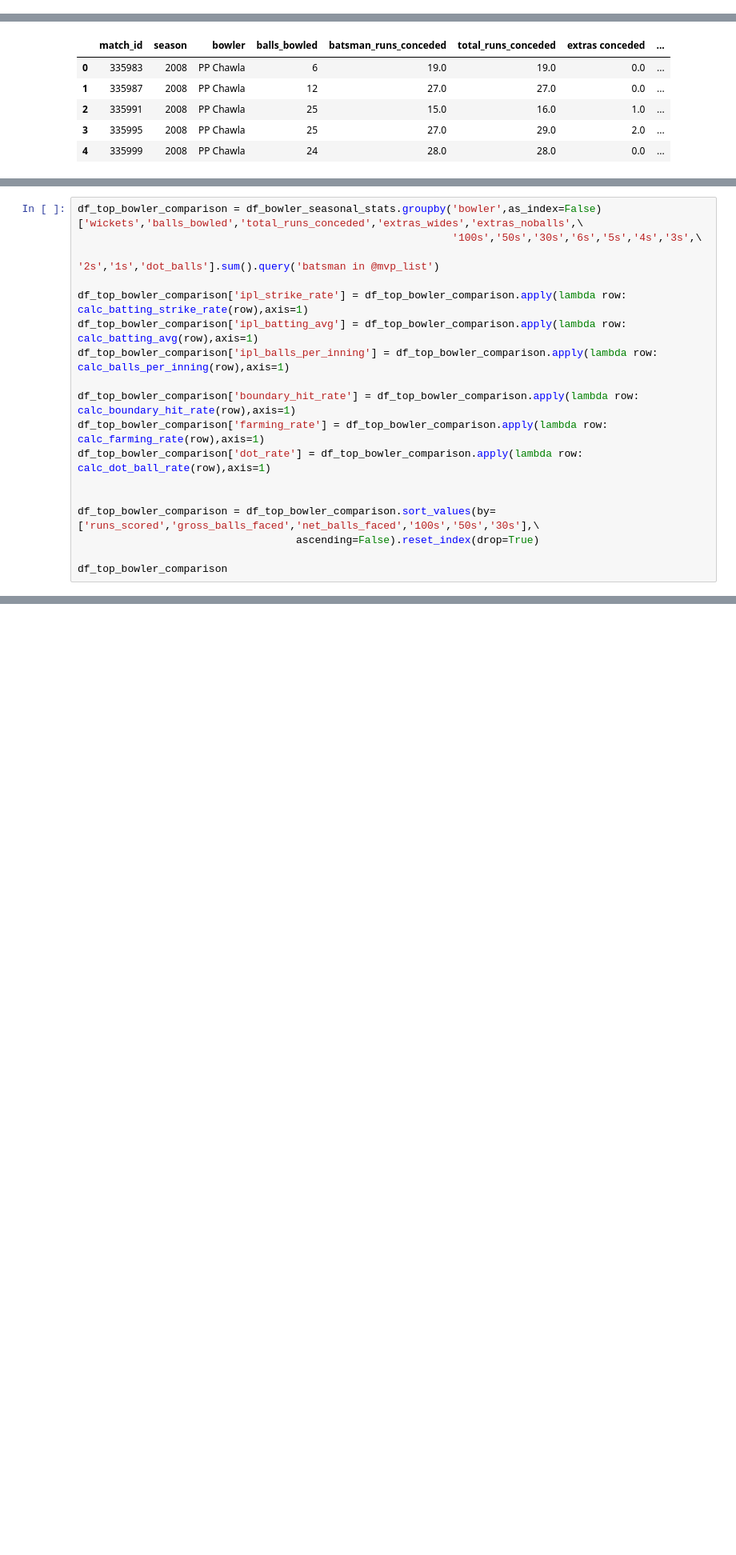
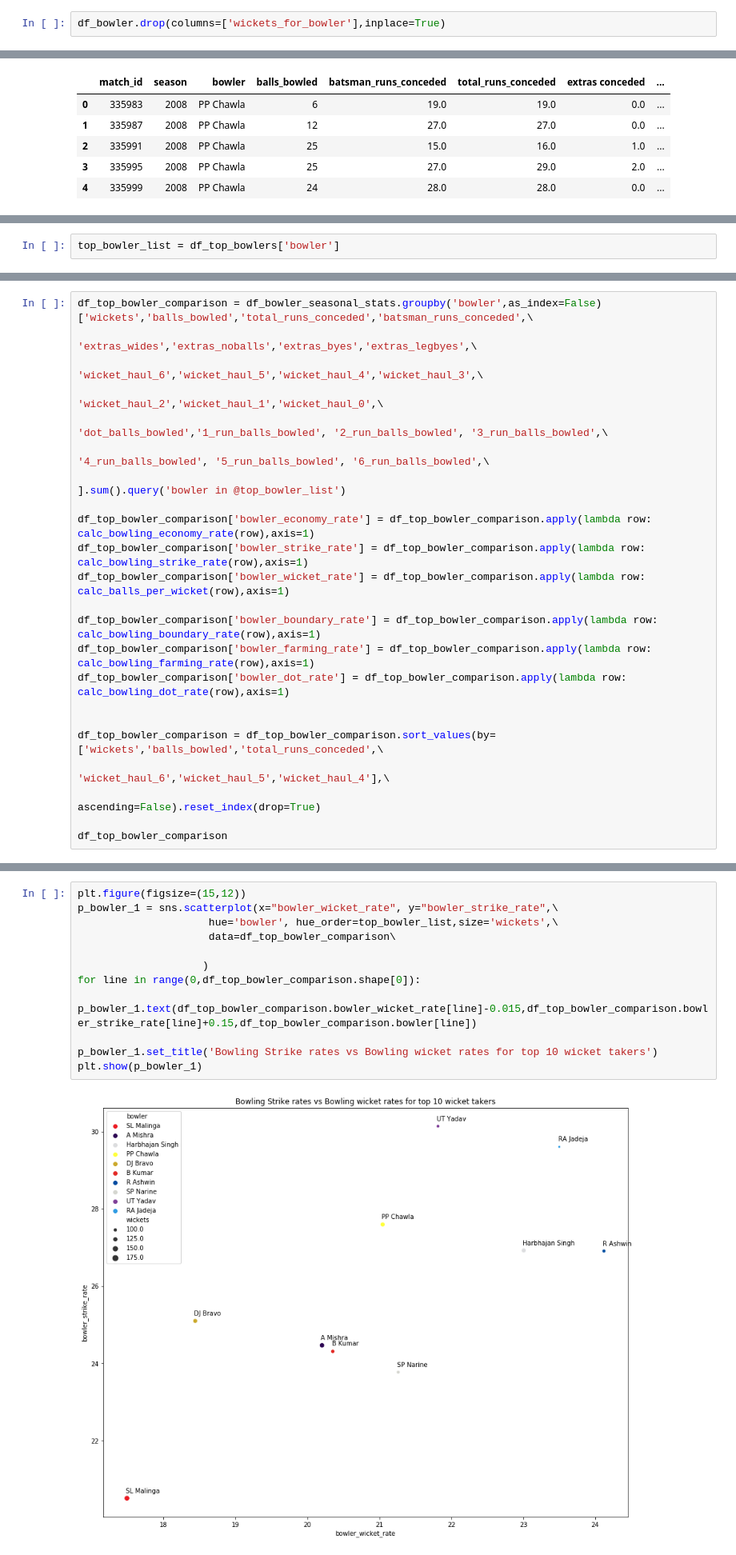
Before and after one commit to ravi-gopalan/ipl_analysis, a Jupyter notebook: ipl_analysis_v3.ipynb, the cells around one changed output, grey strips where cells are left out. Shown at 80% size. Drawn from its saved outputs; the diff is of its cells as text; blank space fills up the shorter version.

Commit message:
additional bowler stats added

```diff
--- a/ipl_analysis_v3.ipynb
+++ b/ipl_analysis_v3.ipynb
@@ -2106,3 +2232,5 @@ df_bowler.head()
+# %%
+df_bowler.drop(columns=['wickets_for_bowler'],inplace=True)
 # %%
 df_bowler.columns
 # %% [output]
@@ -2185,0 +2347,2 @@ df_best_bowler.head()
+# %%
+top_bowler_list = df_top_bowlers['bowler']
@@ -2186,18 +2353,23 @@ df_best_bowler.head()
 # %%
-df_top_bowler_comparison = df_bowler_seasonal_stats.groupby('bowler',as_index=False)['wickets','balls_bowled','total_runs_conceded','extras_wides','extras_noballs',\
-                                                            '100s','50s','30s','6s','5s','4s','3s',\
-                                                            '2s','1s','dot_balls'].sum().query('batsman in @mvp_list')
+df_top_bowler_comparison = df_bowler_seasonal_stats.groupby('bowler',as_index=False)['wickets','balls_bowled','total_runs_conceded','batsman_runs_conceded',\
+                                                                                     'extras_wides','extras_noballs','extras_byes','extras_legbyes',\
+                                                                                     'wicket_haul_6','wicket_haul_5','wicket_haul_4','wicket_haul_3',\
+                                                                                     'wicket_haul_2','wicket_haul_1','wicket_haul_0',\
+                                                                                     'dot_balls_bowled','1_run_balls_bowled', '2_run_balls_bowled', '3_run_balls_bowled',\
+                                                                                     '4_run_balls_bowled', '5_run_balls_bowled', '6_run_balls_bowled',\
+                                                                                     ].sum().query('bowler in @top_bowler_list')
 
-df_top_bowler_comparison['ipl_strike_rate'] = df_top_bowler_comparison.apply(lambda row: calc_batting_strike_rate(row),axis=1)
-df_top_bowler_comparison['ipl_batting_avg'] = df_top_bowler_comparison.apply(lambda row: calc_batting_avg(row),axis=1)
-df_top_bowler_comparison['ipl_balls_per_inning'] = df_top_bowler_comparison.apply(lambda row: calc_balls_per_inning(row),axis=1)
+df_top_bowler_comparison['bowler_economy_rate'] = df_top_bowler_comparison.apply(lambda row: calc_bowling_economy_rate(row),axis=1)
+df_top_bowler_comparison['bowler_strike_rate'] = df_top_bowler_comparison.apply(lambda row: calc_bowling_strike_rate(row),axis=1)
+df_top_bowler_comparison['bowler_wicket_rate'] = df_top_bowler_comparison.apply(lambda row: calc_balls_per_wicket(row),axis=1)
 
-df_top_bowler_comparison['boundary_hit_rate'] = df_top_bowler_comparison.apply(lambda row: calc_boundary_hit_rate(row),axis=1)
-df_top_bowler_comparison['farming_rate'] = df_top_bowler_comparison.apply(lambda row: calc_farming_rate(row),axis=1)
-df_top_bowler_comparison['dot_rate'] = df_top_bowler_comparison.apply(lambda row: calc_dot_ball_rate(row),axis=1)
+df_top_bowler_comparison['bowler_boundary_rate'] = df_top_bowler_comparison.apply(lambda row: calc_bowling_boundary_rate(row),axis=1)
+df_top_bowler_comparison['bowler_farming_rate'] = df_top_bowler_comparison.apply(lambda row: calc_bowling_farming_rate(row),axis=1)
+df_top_bowler_comparison['bowler_dot_rate'] = df_top_bowler_comparison.apply(lambda row: calc_bowling_dot_rate(row),axis=1)
 
 
-df_top_bowler_comparison = df_top_bowler_comparison.sort_values(by=['runs_scored','gross_balls_faced','net_balls_faced','100s','50s','30s'],\
-                                   ascending=False).reset_index(drop=True)
+df_top_bowler_comparison = df_top_bowler_comparison.sort_values(by=['wickets','balls_bowled','total_runs_conceded',\
+                                                                    'wicket_haul_6','wicket_haul_5','wicket_haul_4'],\
+                                                                ascending=False).reset_index(drop=True)
 
 df_top_bowler_comparison
@@ -2316,0 +2390,14 @@ KeyError: ignored
+# %%
+plt.figure(figsize=(15,12))
+p_bowler_1 = sns.scatterplot(x="bowler_wicket_rate", y="bowler_strike_rate",\
+                     hue='bowler', hue_order=top_bowler_list,size='wickets',\
+                     data=df_top_bowler_comparison\
+
+                    )
+for line in range(0,df_top_bowler_comparison.shape[0]):
+  p_bowler_1.text(df_top_bowler_comparison.bowler_wicket_rate[line]-0.015,df_top_bowler_comparison.bowler_strike_rate[line]+0.15,df_top_bowler_comparison.bowler[line])
+
+p_bowler_1.set_title('Bowling Strike rates vs Bowling wicket rates for top 10 wicket takers')
+plt.show(p_bowler_1)
+# %% [output]
+[figure, added]
```
Also changed, not shown: parts of 43 cells of this notebook.
